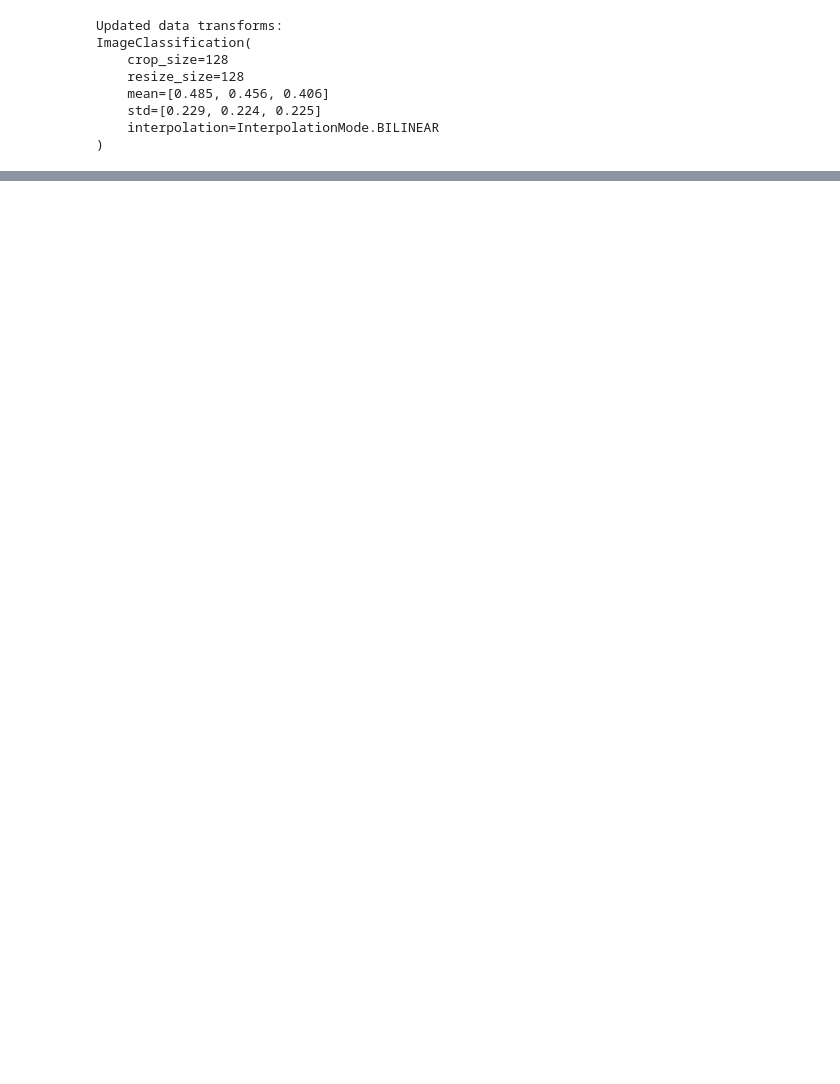
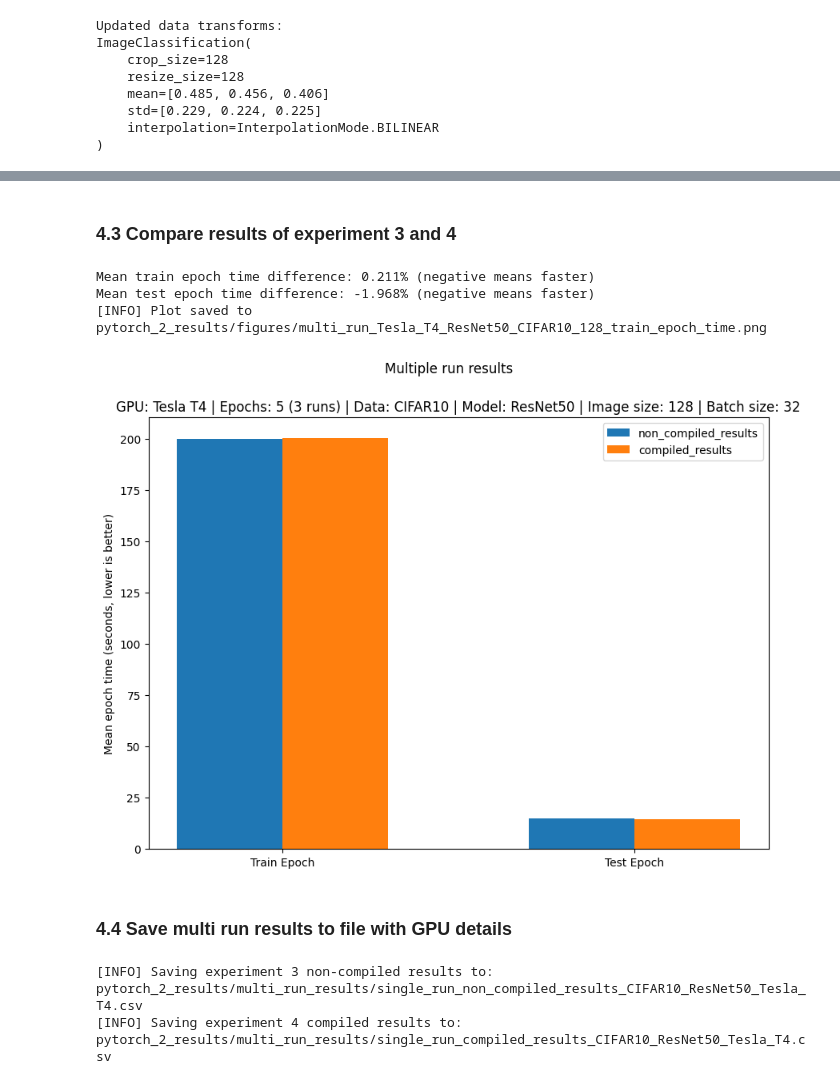
Before and after one commit to Adarsh0047/PyTorch-ZTM, a Jupyter notebook: 10. Pytorch 2.0/pytorch_2_intro.ipynb, the cells around one changed output, grey strips where cells are left out. Drawn from its saved outputs; the diff is of its cells as text; code cells hidden in the pictures; blank space fills up the shorter version.

```diff
--- a/10. Pytorch 2.0/pytorch_2_intro.ipynb
+++ b/10. Pytorch 2.0/pytorch_2_intro.ipynb
@@ -202,0 +909,13 @@ ImageClassification(
+# %%
+# Create compiled model
+compiled_model = create_compiled_model()
+
+# Create an empty list to store compiled model results
+compiled_results_multiple_runs = []
+
+# Run compiled model for multiple runs
+for i in tqdm(range(NUM_RUNS)):
+    print(f"[INFO] Run {i+1} of {NUM_RUNS} for compiled model")
+    # Train the compiled model (note: the model will only be compiled once and then re-used for subsequent runs)
+    results = train_compiled_model(model=compiled_model, epochs=NUM_EPOCHS, disable_progress_bar=True)
+    compiled_results_multiple_runs.append(results)
@@ -202,0 +942,11 @@ ImageClassification(
+# %%
+# Go through compile_results_multiple_runs and create a dataframe for each run then concatenate them together
+compile_results_dfs = []
+for result in compiled_results_multiple_runs:
+    result_df = pd.DataFrame(result)
+    compile_results_dfs.append(result_df)
+compile_results_multiple_runs_df = pd.concat(compile_results_dfs)
+
+# Get the averages across the multiple runs
+compile_results_multiple_runs_df = compile_results_multiple_runs_df.groupby(compile_results_multiple_runs_df.index).mean() # .index = groupby the epoch number
+compile_results_multiple_runs_df
@@ -202,0 +960,46 @@ ImageClassification(
+# %% [markdown]
+### 4.3 Compare results of experiment 3 and 4
+# %%
+# Create a directory to save the multi-run figure to
+os.makedirs("pytorch_2_results/figures", exist_ok=True)
+
+# Create a path to save the figure for multiple runs
+save_path_multi_run = f"pytorch_2_results/figures/multi_run_{GPU_NAME}_{MODEL_NAME}_{DATASET_NAME}_{IMAGE_SIZE}_train_epoch_time.png"
+
+# Plot the mean epoch times for experiment 3 and 4
+plot_mean_epoch_times(non_compiled_results=non_compile_results_multiple_runs_df,
+                      compiled_results=compile_results_multiple_runs_df,
+                      multi_runs=True,
+                      num_runs=NUM_RUNS,
+                      save_path=save_path_multi_run,
+                      save=True)
+# %% [output]
+Mean train epoch time difference: 0.211% (negative means faster)
+Mean test epoch time difference: -1.968% (negative means faster)
+[INFO] Plot saved to pytorch_2_results/figures/multi_run_Tesla_T4_ResNet50_CIFAR10_128_train_epoch_time.png
+[figure, added]
+# %% [markdown]
+### 4.4 Save multi run results to file with GPU details
+# %%
+# Make a directory for multi_run results
+import os
+pytorch_2_results_dir = "pytorch_2_results"
+pytorch_2_multi_run_results_dir = f"{pytorch_2_results_dir}/multi_run_results"
+os.makedirs(pytorch_2_multi_run_results_dir, exist_ok=True)
+
+# Create filenames for each of the dataframes
+save_name_for_multi_run_non_compiled_results = f"multi_run_non_compiled_results_{NUM_RUNS}_runs_{DATASET_NAME}_{MODEL_NAME}_{GPU_NAME}.csv"
+save_name_for_multi_run_compiled_results = f"multi_run_compiled_results_{NUM_RUNS}_runs_{DATASET_NAME}_{MODEL_NAME}_{GPU_NAME}.csv"
+
+# Create filepaths to save the results to
+multi_run_no_compile_save_path = f"{pytorch_2_multi_run_results_dir}/{save_name_for_non_compiled_results}"
+multi_run_compile_save_path = f"{pytorch_2_multi_run_results_dir}/{save_name_for_compiled_results}"
+print(f"[INFO] Saving experiment 3 non-compiled results to: {multi_run_no_compile_save_path}")
+print(f"[INFO] Saving experiment 4 compiled results to: {multi_run_compile_save_path}")
+
+# Save the results
+non_compile_results_multiple_runs_df.to_csv(multi_run_no_compile_save_path)
+compile_results_multiple_runs_df.to_csv(multi_run_compile_save_path)
+# %% [output]
+[INFO] Saving experiment 3 non-compiled results to: pytorch_2_results/multi_run_results/single_run_non_compiled_results_CIFAR10_ResNet50_Tesla_T4.csv
+[INFO] Saving experiment 4 compiled results to: pytorch_2_results/multi_run_results/single_run_compiled_results_CIFAR10_ResNet50_Tesla_T4.csv
```
Also changed, not shown: parts of 38 cells of this notebook.
